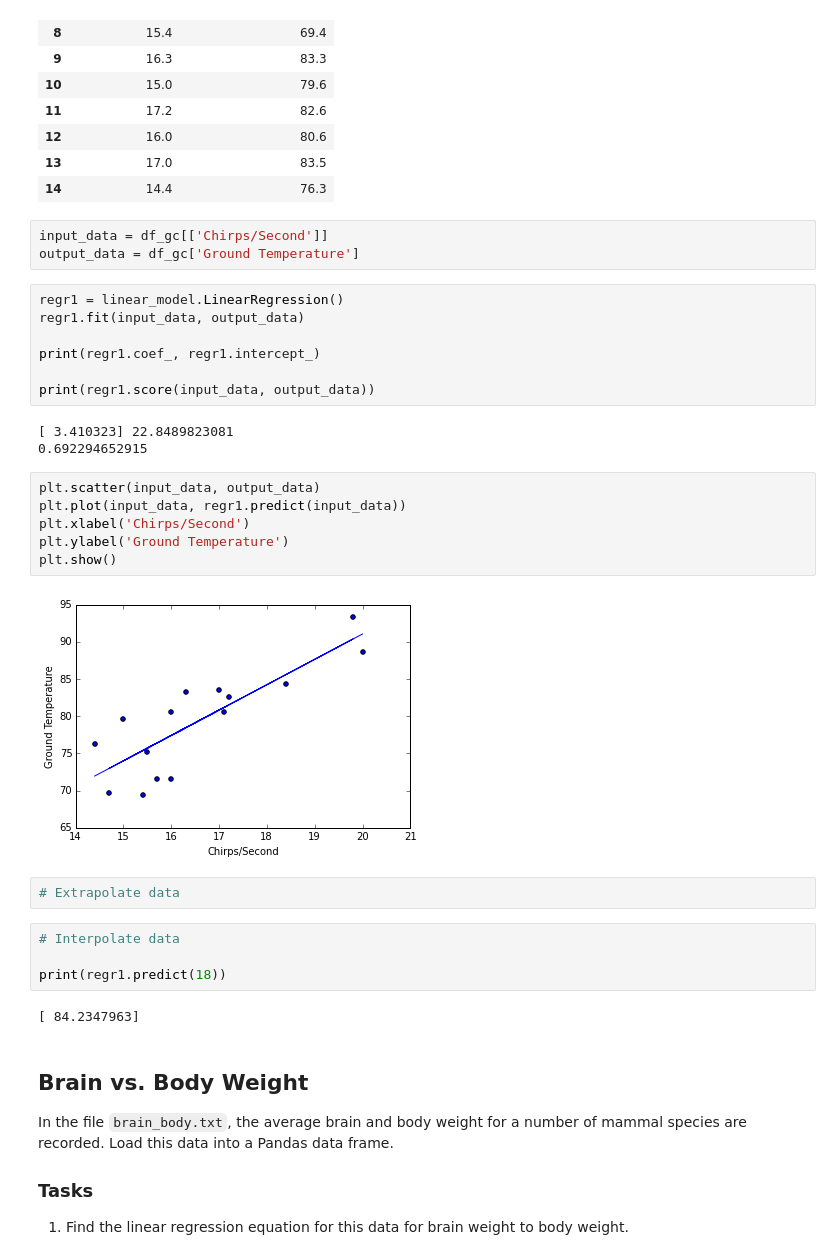
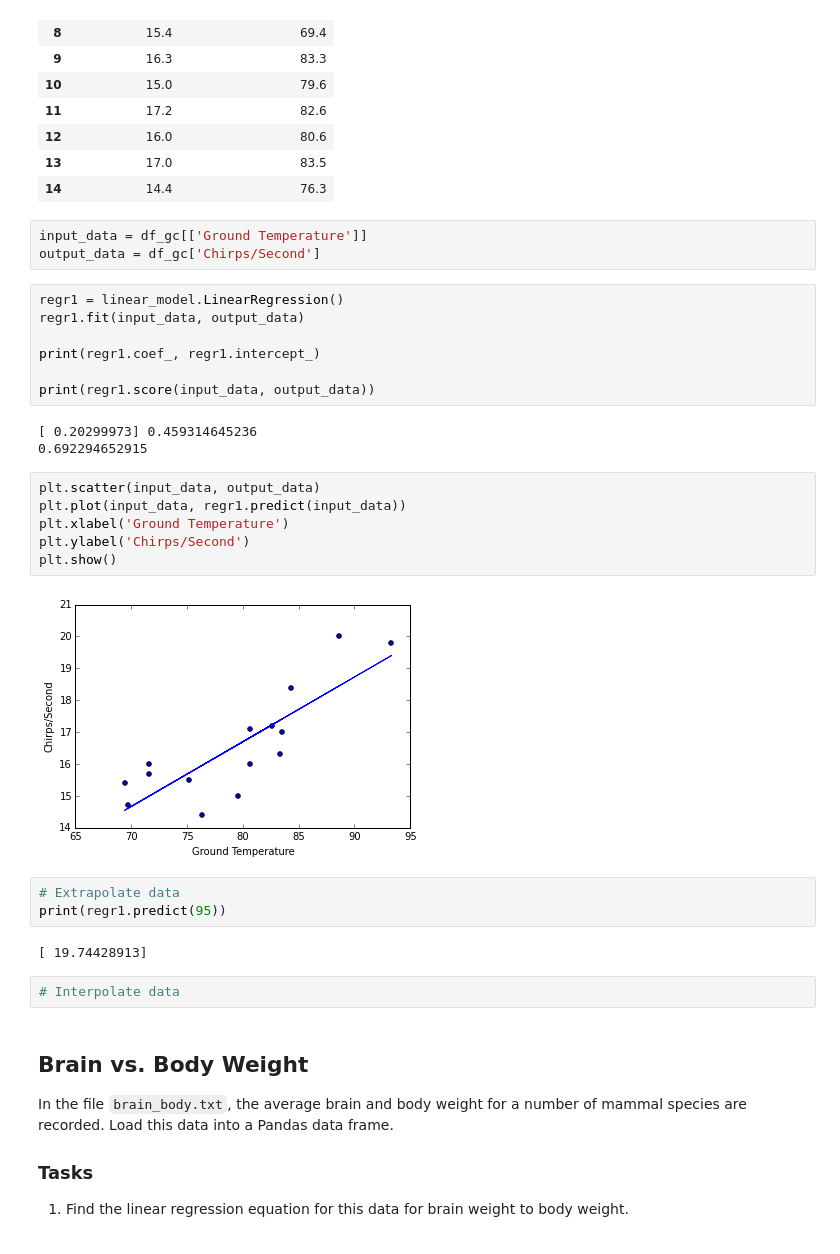
Before and after one commit to TylerKotkin/linear-regression, a Jupyter notebook: simple-linear-regression.ipynb, the cells around one changed output. Saved outputs shown, nothing was run; the diff lists cells and outputs as text.

```diff
--- a/simple-linear-regression.ipynb
+++ b/simple-linear-regression.ipynb
@@ -47,8 +47,8 @@ df_gc
 | 13 | 17.0 | 83.5 |
 | 14 | 14.4 | 76.3 |
 # %%
-input_data = df_gc[['Chirps/Second']]
-output_data = df_gc['Ground Temperature']
+input_data = df_gc[['Ground Temperature']]
+output_data = df_gc['Chirps/Second']
 # %%
 regr1 = linear_model.LinearRegression()
 regr1.fit(input_data, output_data)
@@ -57,24 +57,23 @@ print(regr1.coef_, regr1.intercept_)
 
 print(regr1.score(input_data, output_data))
 # %% [output]
-[ 3.410323] 22.8489823081
+[ 0.20299973] 0.459314645236
 0.692294652915
 # %%
 plt.scatter(input_data, output_data)
 plt.plot(input_data, regr1.predict(input_data))
-plt.xlabel('Chirps/Second')
-plt.ylabel('Ground Temperature')
+plt.xlabel('Ground Temperature')
+plt.ylabel('Chirps/Second')
 plt.show()
 # %% [output]
-[figure, old version]
+[figure, new version]
+# %%
+# Extrapolate data
+print(regr1.predict(95))
+# %% [output]
+[ 19.74428913]
 # %%
-# Extrapolate data
+# Interpolate data
-# %%
-# Interpolate data
-
-print(regr1.predict(18))
-# %% [output]
-[ 84.2347963]
 # %% [markdown]
 ## Brain vs. Body Weight
 
```
Also changed, not shown: parts of 4 cells of this notebook.
